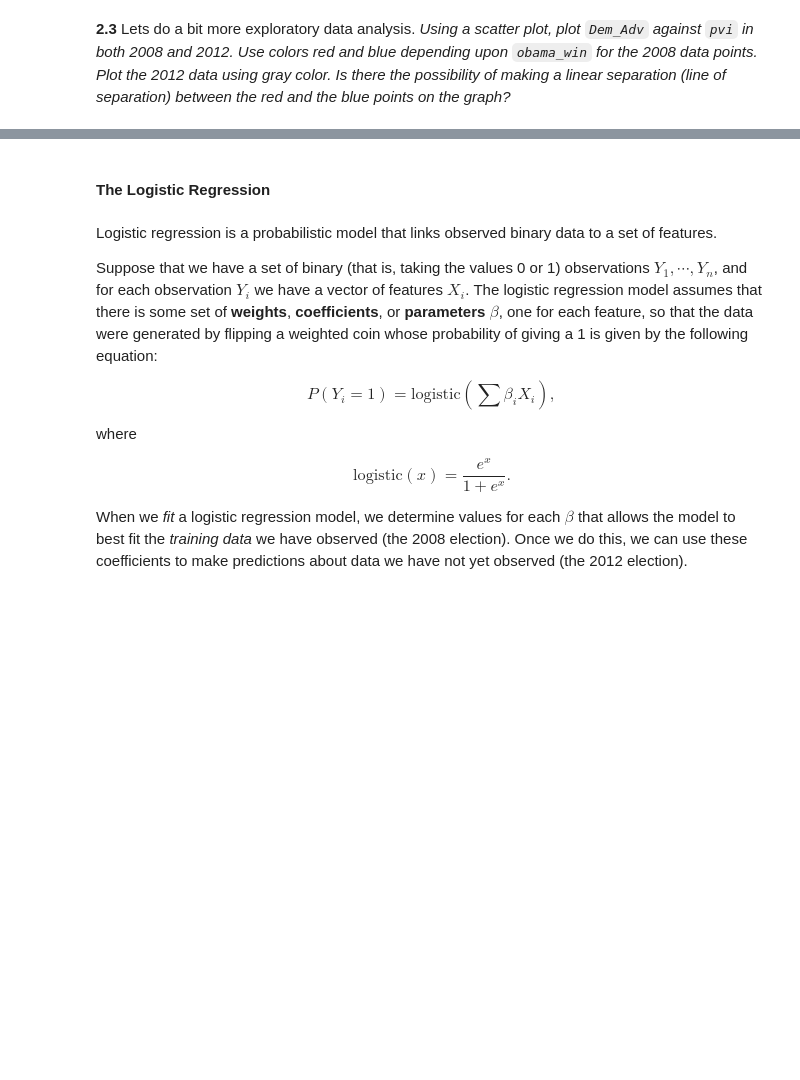
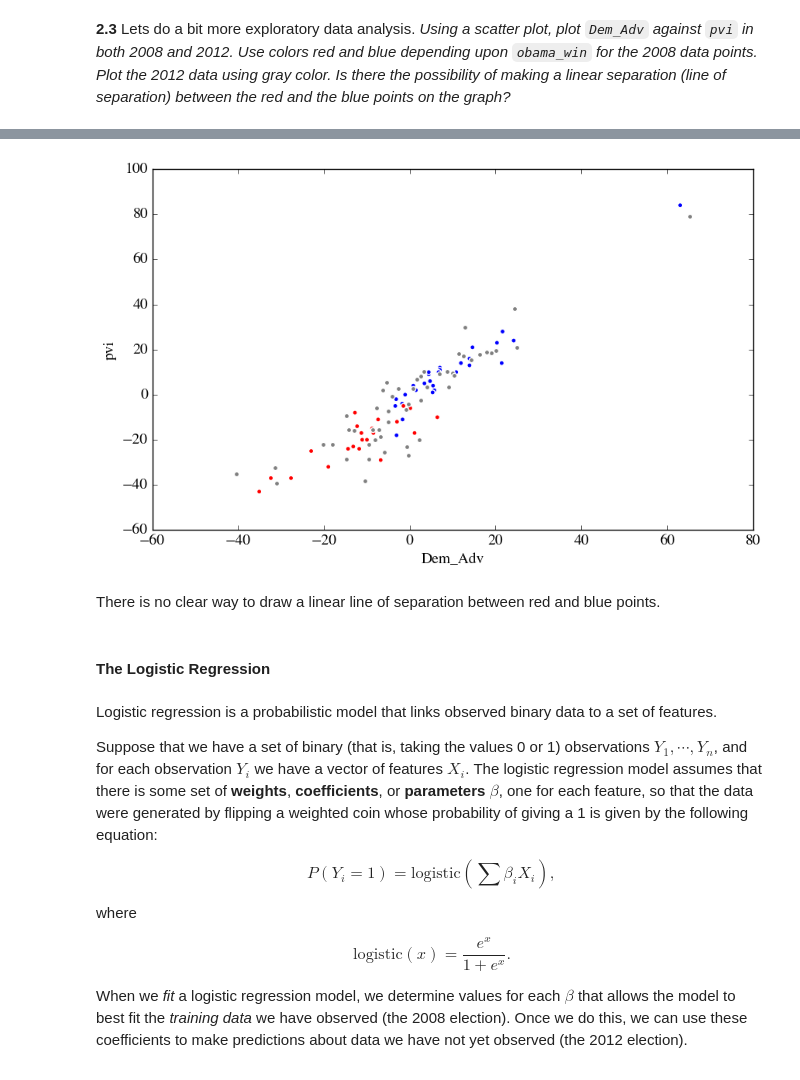
Before and after one commit to jacqzwy/content, a Jupyter notebook: HW2.ipynb, the cells around one changed output, grey strips where cells are left out. Drawn from its saved outputs; the diff is of its cells as text; code cells hidden in the pictures; blank space fills up the shorter version.

```diff
--- a/HW2.ipynb
+++ b/HW2.ipynb
@@ -874,3 +878,22 @@ results2012.head()
+# %%
+#your code here
+x2008 = e2008['Dem_Adv']
+y2008 = e2008['pvi']
+x2012 = e2012['Dem_Adv']
+y2012 = e2012['pvi']
+fig = plt.figure()
+ax1 = fig.add_subplot(111)
+#make color map
+colors = np.where(e2008['obama_win'] == 1 , 'blue', 'red')
+ax1.scatter(x2008, y2008, c = colors)
+ax1.scatter(x2012, y2012, c = '0.50')
+ax1.set_xlabel('Dem_Adv')
+ax1.set_ylabel('pvi')
+plt.show()
+# %% [output]
+[figure, added]
+# %% [markdown]
+There is no clear way to draw a linear line of separation between red and blue points.
 # %% [markdown]
 #### The Logistic Regression
 # %% [markdown]
```
Also changed, not shown: parts of 11 cells of this notebook.
